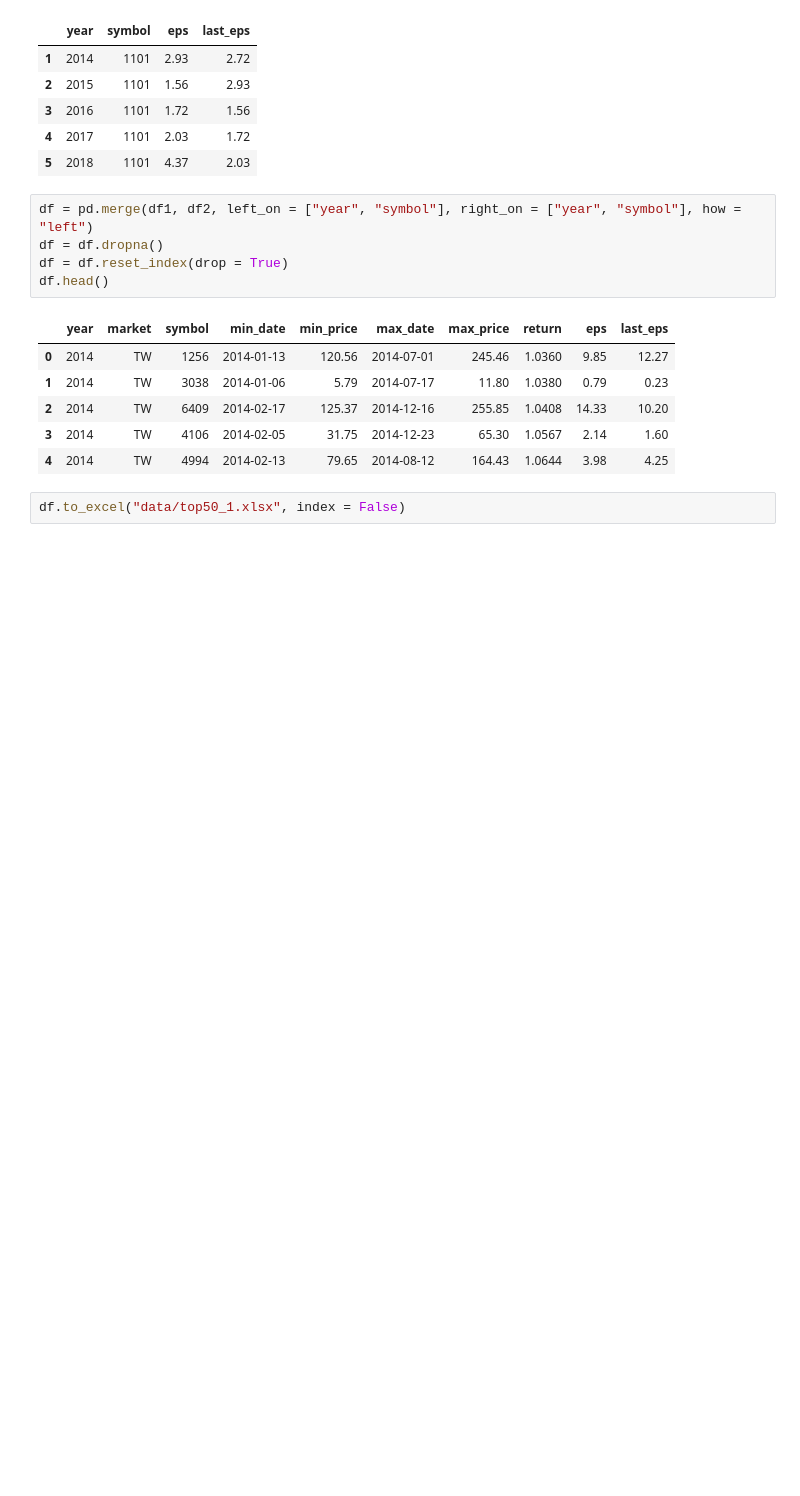
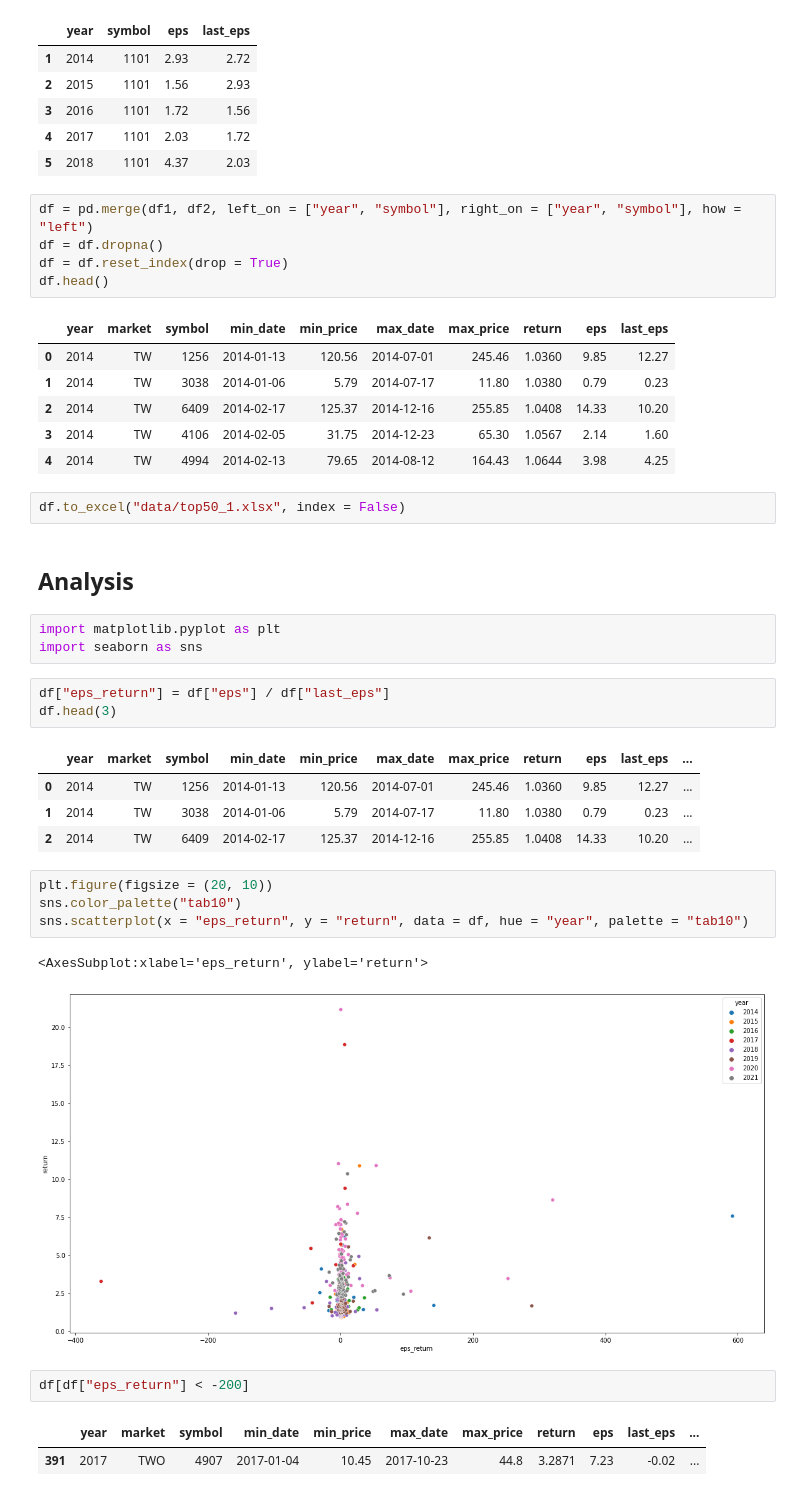
Before and after one commit to JulieKuo/stock, a Jupyter notebook: return_top50.ipynb, the cells around one changed output. Saved outputs shown, nothing was run; the diff lists cells and outputs as text; blank space fills up the shorter version.

```diff
--- a/return_top50.ipynb
+++ b/return_top50.ipynb
@@ -136,3 +136,28 @@ df.head()
 | 4 | 2014 | TW | 4994 | 2014-02-13 | 79.65 | 2014-08-12 | 164.43 | 1.0644 | 3.98 | 4.25 |
 # %%
 df.to_excel("data/top50_1.xlsx", index = False)
+# %% [markdown]
+## Analysis
+# %%
+import matplotlib.pyplot as plt
+import seaborn as sns
+# %%
+df["eps_return"] = df["eps"] / df["last_eps"]
+df.head(3)
+# %% [output]
+|  | year | market | symbol | min_date | min_price | max_date | max_price | return | eps | last_eps | ... |
+| 0 | 2014 | TW | 1256 | 2014-01-13 | 120.56 | 2014-07-01 | 245.46 | 1.0360 | 9.85 | 12.27 | ... |
+| 1 | 2014 | TW | 3038 | 2014-01-06 | 5.79 | 2014-07-17 | 11.80 | 1.0380 | 0.79 | 0.23 | ... |
+| 2 | 2014 | TW | 6409 | 2014-02-17 | 125.37 | 2014-12-16 | 255.85 | 1.0408 | 14.33 | 10.20 | ... |
+# %%
+plt.figure(figsize = (20, 10))
+sns.color_palette("tab10")
+sns.scatterplot(x = "eps_return", y = "return", data = df, hue = "year", palette = "tab10")
+# %% [output]
+<AxesSubplot:xlabel='eps_return', ylabel='return'>
+[figure, added]
+# %%
+df[df["eps_return"] < -200]
+# %% [output]
+|  | year | market | symbol | min_date | min_price | max_date | max_price | return | eps | last_eps | ... |
+| 391 | 2017 | TWO | 4907 | 2017-01-04 | 10.45 | 2017-10-23 | 44.8 | 3.2871 | 7.23 | -0.02 | ... |
```
